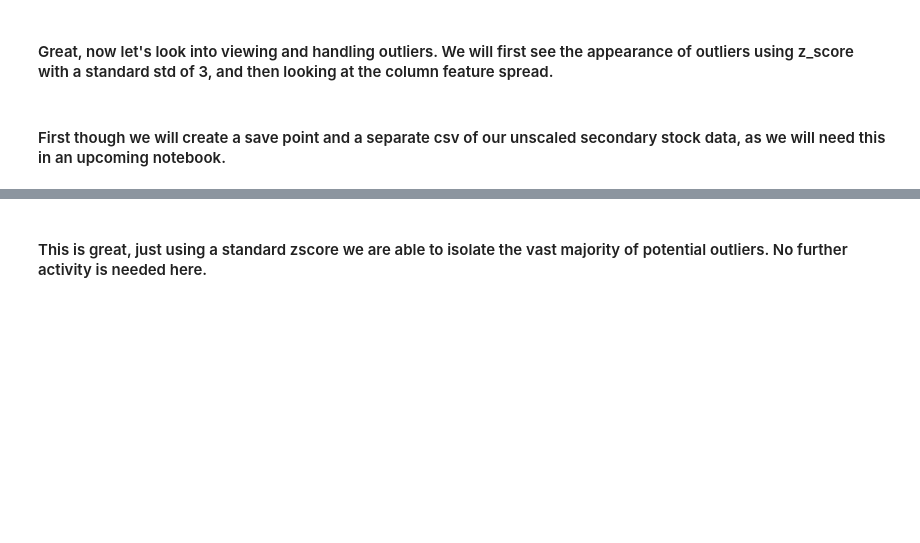
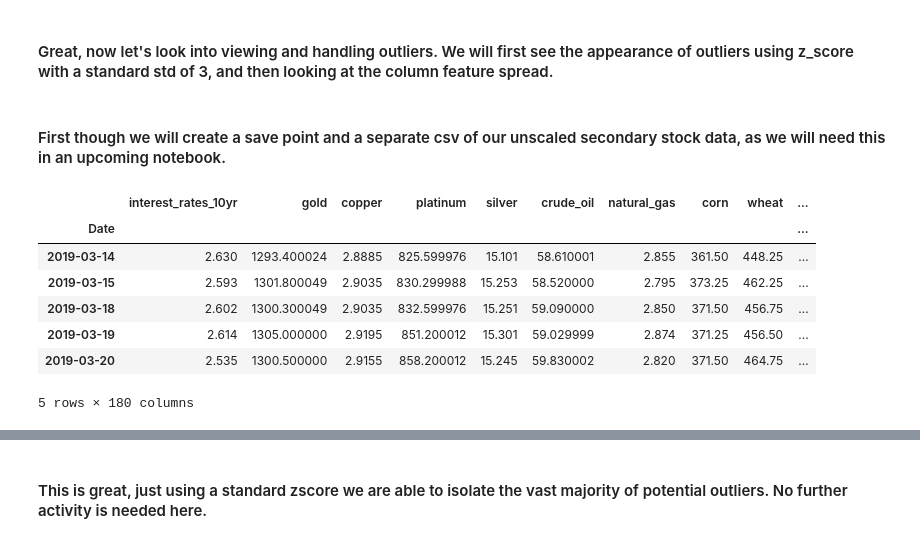
Before and after one commit to Taliwat/Portfolio-Proj-WK, a Jupyter notebook: DL-Strategies/utility_notebooks/exo_data_preprocessing.ipynb, the cells around one changed output, grey strips where cells are left out. Cells and saved outputs as stored; diff of their text form; code cells hidden in the pictures; blank space fills up the shorter version.

```diff
--- a/DL-Strategies/utility_notebooks/exo_data_preprocessing.ipynb
+++ b/DL-Strategies/utility_notebooks/exo_data_preprocessing.ipynb
@@ -222,6 +222,17 @@ Min value after replacement: 1e-10
 #### First though we will create a save point and a separate csv of our unscaled secondary stock data, as we will need this in an upcoming notebook.
 # %%
 exo_data.to_csv(os.path.join(project_root, 'data', 'exo_data_unscaled.csv'), index = True)
+
+exo_data.head()
+# %% [output]
+|  | interest_rates_10yr | gold | copper | platinum | silver | crude_oil | natural_gas | corn | wheat | ... |
+| Date |  |  |  |  |  |  |  |  |  | ... |
+| 2019-03-14 | 2.630 | 1293.400024 | 2.8885 | 825.599976 | 15.101 | 58.610001 | 2.855 | 361.50 | 448.25 | ... |
+| 2019-03-15 | 2.593 | 1301.800049 | 2.9035 | 830.299988 | 15.253 | 58.520000 | 2.795 | 373.25 | 462.25 | ... |
+| 2019-03-18 | 2.602 | 1300.300049 | 2.9035 | 832.599976 | 15.251 | 59.090000 | 2.850 | 371.50 | 456.75 | ... |
+| 2019-03-19 | 2.614 | 1305.000000 | 2.9195 | 851.200012 | 15.301 | 59.029999 | 2.874 | 371.25 | 456.50 | ... |
+| 2019-03-20 | 2.535 | 1300.500000 | 2.9155 | 858.200012 | 15.245 | 59.830002 | 2.820 | 371.50 | 464.75 | ... |
+5 rows × 180 columns
 # %%
 
 numeric_cols = exo_data.select_dtypes(include = [np.number])
```
Also changed, not shown: parts of 4 cells of this notebook, 5 other files.
